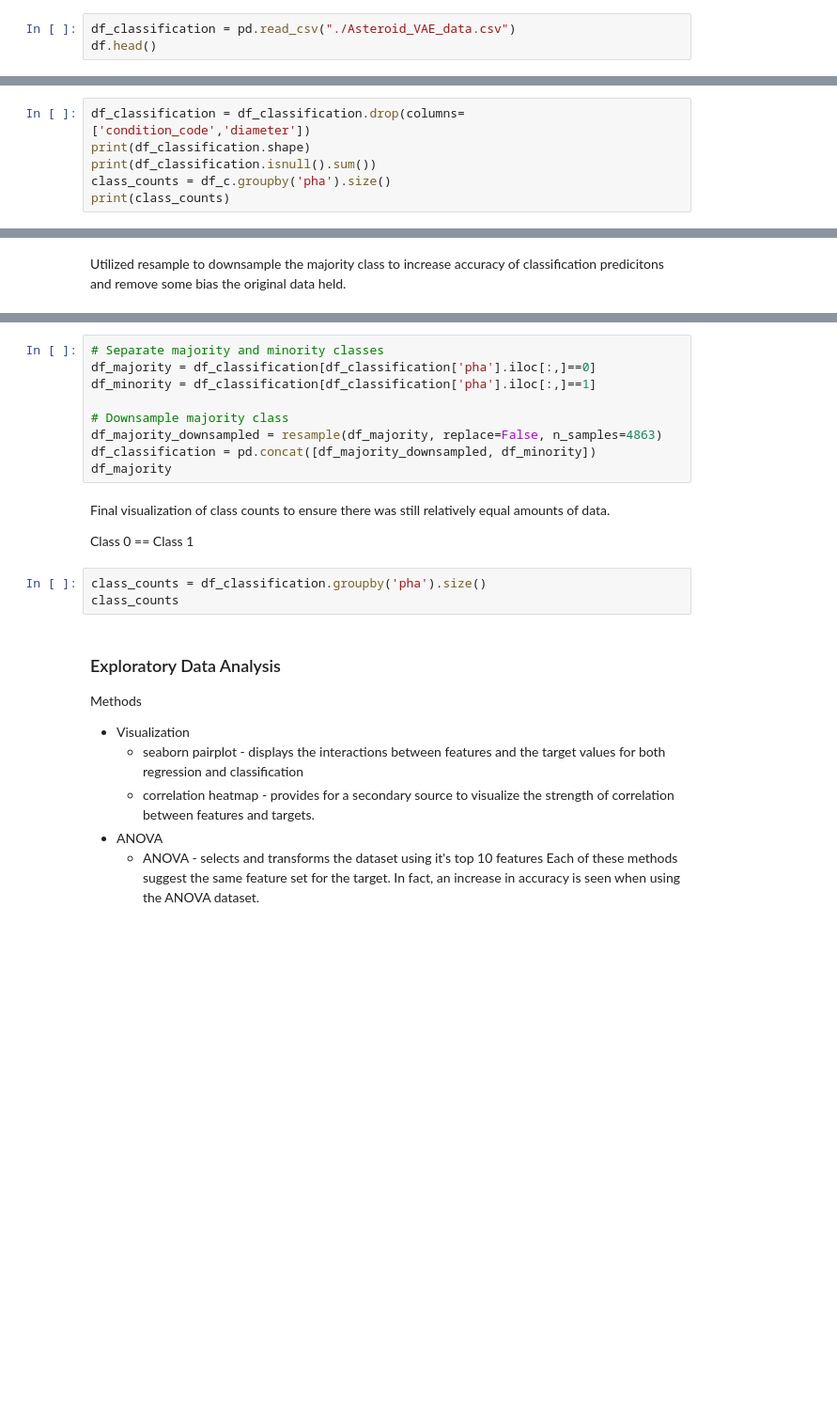
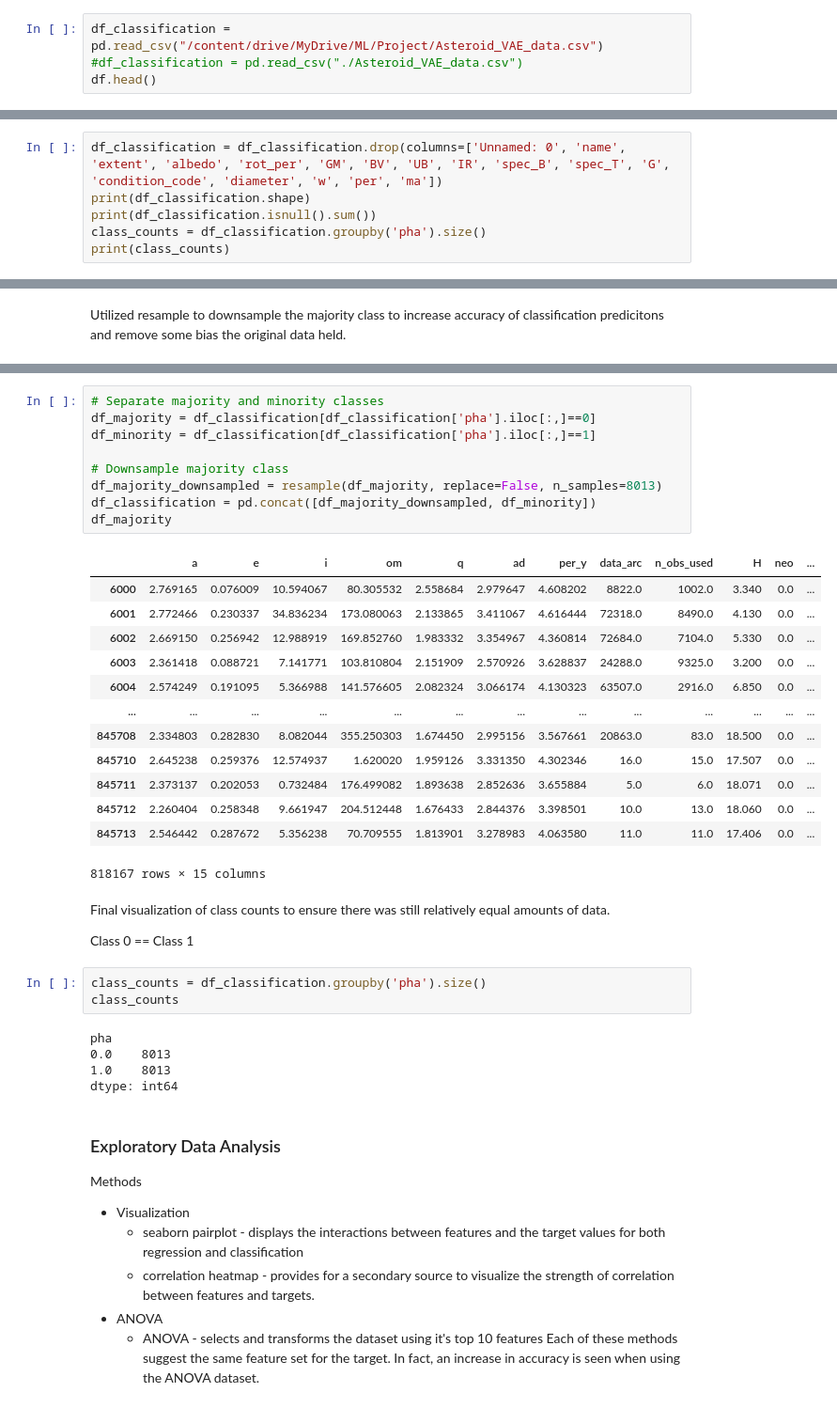
Before and after one commit to ryanwakabayashi/asteroid-prediction-hazard, a Jupyter notebook: Project_Final.ipynb, the cells around one changed output, grey strips where cells are left out. Shown at 94% size. Drawn from its saved outputs; the diff is of its cells as text; blank space fills up the shorter version.

```diff
--- a/Project_Final.ipynb
+++ b/Project_Final.ipynb
@@ -359,5 +365,6 @@ The results from the above cell shows that the classes are disproportionate from
 # %% [markdown]
 **Read the new csv file created by the VAE using pandas read_csv() method and print the first five entries**
 # %%
-df_classification = pd.read_csv("./Asteroid_VAE_data.csv")
+df_classification = pd.read_csv("/content/drive/MyDrive/ML/Project/Asteroid_VAE_data.csv")
+#df_classification = pd.read_csv("./Asteroid_VAE_data.csv")
 df.head()
@@ -375,9 +394,9 @@ print(class_counts)
 # %% [markdown]
 Condition code was dropped here due to it containing majority of the rows that are dropped in next cell. This maintained our pha class data and allowed us to have 16000 samples instead of 9000.
 # %%
-df_classification = df_classification.drop(columns=['condition_code','diameter'])
+df_classification = df_classification.drop(columns=['Unnamed: 0', 'name', 'extent', 'albedo', 'rot_per', 'GM', 'BV', 'UB', 'IR', 'spec_B', 'spec_T', 'G', 'condition_code', 'diameter', 'w', 'per', 'ma'])
 print(df_classification.shape)
 print(df_classification.isnull().sum())
-class_counts = df_c.groupby('pha').size()
+class_counts = df_classification.groupby('pha').size()
 print(class_counts)
 # %% [output]
@@ -429,12 +455,26 @@ Utilized resample to downsample the majority class to increase accuracy of class
 # %%
 # Separate majority and minority classes
 df_majority = df_classification[df_classification['pha'].iloc[:,]==0]
 df_minority = df_classification[df_classification['pha'].iloc[:,]==1]
 
 # Downsample majority class
-df_majority_downsampled = resample(df_majority, replace=False, n_samples=4863)
+df_majority_downsampled = resample(df_majority, replace=False, n_samples=8013)
 df_classification = pd.concat([df_majority_downsampled, df_minority])
 df_majority
+# %% [output]
+|  | a | e | i | om | q | ad | per_y | data_arc | n_obs_used | H | neo | ... |
+| 6000 | 2.769165 | 0.076009 | 10.594067 | 80.305532 | 2.558684 | 2.979647 | 4.608202 | 8822.0 | 1002.0 | 3.340 | 0.0 | ... |
+| 6001 | 2.772466 | 0.230337 | 34.836234 | 173.080063 | 2.133865 | 3.411067 | 4.616444 | 72318.0 | 8490.0 | 4.130 | 0.0 | ... |
+| 6002 | 2.669150 | 0.256942 | 12.988919 | 169.852760 | 1.983332 | 3.354967 | 4.360814 | 72684.0 | 7104.0 | 5.330 | 0.0 | ... |
+| 6003 | 2.361418 | 0.088721 | 7.141771 | 103.810804 | 2.151909 | 2.570926 | 3.628837 | 24288.0 | 9325.0 | 3.200 | 0.0 | ... |
+| 6004 | 2.574249 | 0.191095 | 5.366988 | 141.576605 | 2.082324 | 3.066174 | 4.130323 | 63507.0 | 2916.0 | 6.850 | 0.0 | ... |
+| ... | ... | ... | ... | ... | ... | ... | ... | ... | ... | ... | ... | ... |
+| 845708 | 2.334803 | 0.282830 | 8.082044 | 355.250303 | 1.674450 | 2.995156 | 3.567661 | 20863.0 | 83.0 | 18.500 | 0.0 | ... |
+| 845710 | 2.645238 | 0.259376 | 12.574937 | 1.620020 | 1.959126 | 3.331350 | 4.302346 | 16.0 | 15.0 | 17.507 | 0.0 | ... |
+| 845711 | 2.373137 | 0.202053 | 0.732484 | 176.499082 | 1.893638 | 2.852636 | 3.655884 | 5.0 | 6.0 | 18.071 | 0.0 | ... |
+| 845712 | 2.260404 | 0.258348 | 9.661947 | 204.512448 | 1.676433 | 2.844376 | 3.398501 | 10.0 | 13.0 | 18.060 | 0.0 | ... |
+| 845713 | 2.546442 | 0.287672 | 5.356238 | 70.709555 | 1.813901 | 3.278983 | 4.063580 | 11.0 | 11.0 | 17.406 | 0.0 | ... |
+818167 rows × 15 columns
 # %% [markdown]
 Final visualization of class counts to ensure there was still relatively equal amounts of data.
 
@@ -442,6 +482,11 @@ Class 0 == Class 1
 # %%
 class_counts = df_classification.groupby('pha').size()
 class_counts
+# %% [output]
+pha
+0.0    8013
+1.0    8013
+dtype: int64
 # %% [markdown]
 ### Exploratory Data Analysis
 
```
Also changed, not shown: parts of 18 cells of this notebook.
